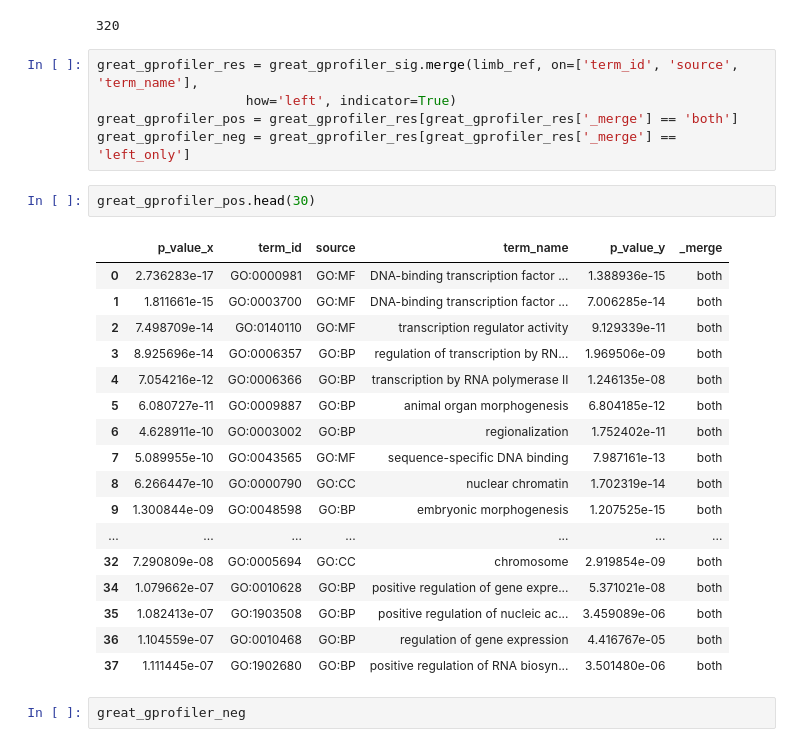
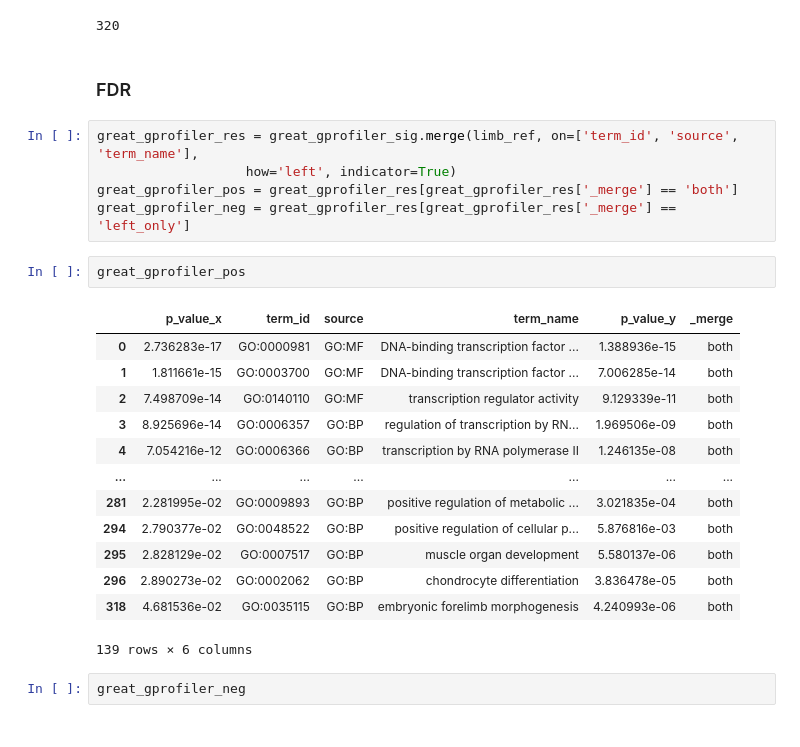
Before and after one commit to hoffmangroup/2020behst, a Jupyter notebook: comparison_test.ipynb, the cells around one changed output. Cells and saved outputs as stored; diff of their text form.

```diff
--- a/comparison_test.ipynb
+++ b/comparison_test.ipynb
@@ -376,31 +393,29 @@ great_gprofiler_sig = great_gprofiler[great_gprofiler.p_value <= 0.05]
 len(great_gprofiler_sig)
 # %% [output]
 320
+# %% [markdown]
+### FDR
 # %%
 great_gprofiler_res = great_gprofiler_sig.merge(limb_ref, on=['term_id', 'source', 'term_name'],
                    how='left', indicator=True)
 great_gprofiler_pos = great_gprofiler_res[great_gprofiler_res['_merge'] == 'both']
 great_gprofiler_neg = great_gprofiler_res[great_gprofiler_res['_merge'] == 'left_only']
 # %%
-great_gprofiler_pos.head(30)
+great_gprofiler_pos
 # %% [output]
 |  | p_value_x | term_id | source | term_name | p_value_y | _merge |
 | 0 | 2.736283e-17 | GO:0000981 | GO:MF | DNA-binding transcription factor ... | 1.388936e-15 | both |
 | 1 | 1.811661e-15 | GO:0003700 | GO:MF | DNA-binding transcription factor ... | 7.006285e-14 | both |
 | 2 | 7.498709e-14 | GO:0140110 | GO:MF | transcription regulator activity | 9.129339e-11 | both |
 | 3 | 8.925696e-14 | GO:0006357 | GO:BP | regulation of transcription by RN... | 1.969506e-09 | both |
 | 4 | 7.054216e-12 | GO:0006366 | GO:BP | transcription by RNA polymerase II | 1.246135e-08 | both |
-| 5 | 6.080727e-11 | GO:0009887 | GO:BP | animal organ morphogenesis | 6.804185e-12 | both |
-| 6 | 4.628911e-10 | GO:0003002 | GO:BP | regionalization | 1.752402e-11 | both |
-| 7 | 5.089955e-10 | GO:0043565 | GO:MF | sequence-specific DNA binding | 7.987161e-13 | both |
-| 8 | 6.266447e-10 | GO:0000790 | GO:CC | nuclear chromatin | 1.702319e-14 | both |
-| 9 | 1.300844e-09 | GO:0048598 | GO:BP | embryonic morphogenesis | 1.207525e-15 | both |
 | ... | ... | ... | ... | ... | ... | ... |
-| 32 | 7.290809e-08 | GO:0005694 | GO:CC | chromosome | 2.919854e-09 | both |
-| 34 | 1.079662e-07 | GO:0010628 | GO:BP | positive regulation of gene expre... | 5.371021e-08 | both |
-| 35 | 1.082413e-07 | GO:1903508 | GO:BP | positive regulation of nucleic ac... | 3.459089e-06 | both |
-| 36 | 1.104559e-07 | GO:0010468 | GO:BP | regulation of gene expression | 4.416767e-05 | both |
-| 37 | 1.111445e-07 | GO:1902680 | GO:BP | positive regulation of RNA biosyn... | 3.501480e-06 | both |
+| 281 | 2.281995e-02 | GO:0009893 | GO:BP | positive regulation of metabolic ... | 3.021835e-04 | both |
+| 294 | 2.790377e-02 | GO:0048522 | GO:BP | positive regulation of cellular p... | 5.876816e-03 | both |
+| 295 | 2.828129e-02 | GO:0007517 | GO:BP | muscle organ development | 5.580137e-06 | both |
+| 296 | 2.890273e-02 | GO:0002062 | GO:BP | chondrocyte differentiation | 3.836478e-05 | both |
+| 318 | 4.681536e-02 | GO:0035115 | GO:BP | embryonic forelimb morphogenesis | 4.240993e-06 | both |
+139 rows × 6 columns
 # %%
 great_gprofiler_neg
 # %% [output]
```
Also changed, not shown: parts of 11 cells of this notebook.
